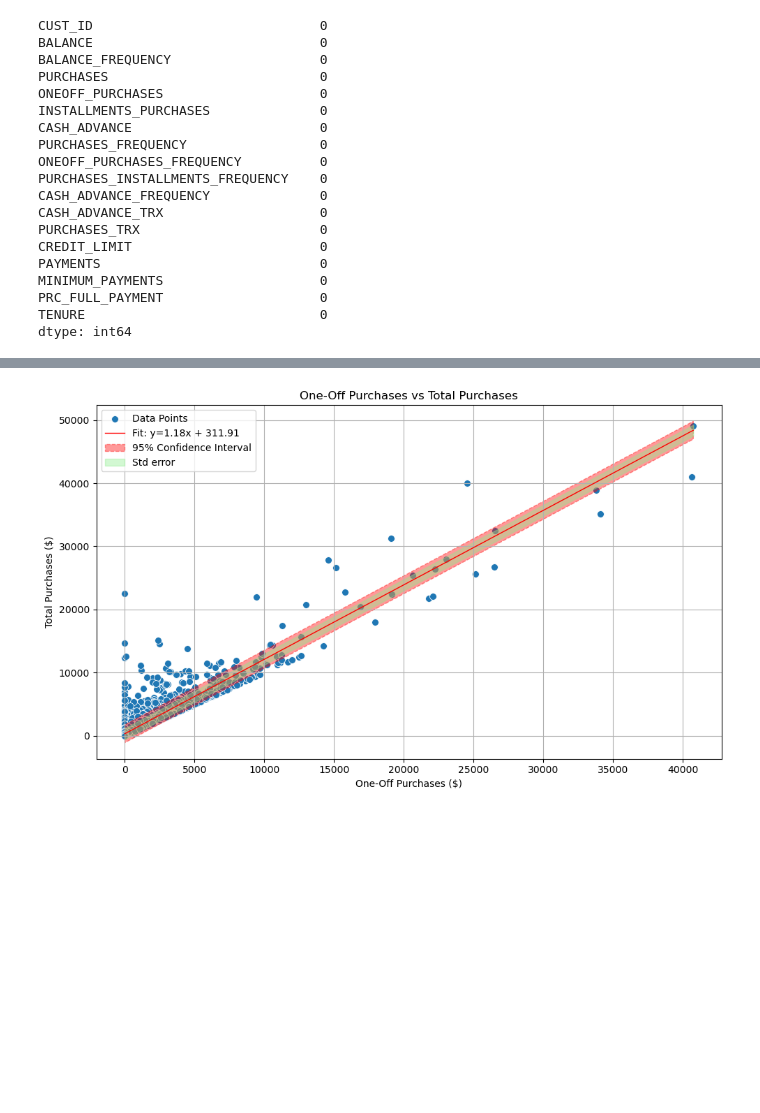
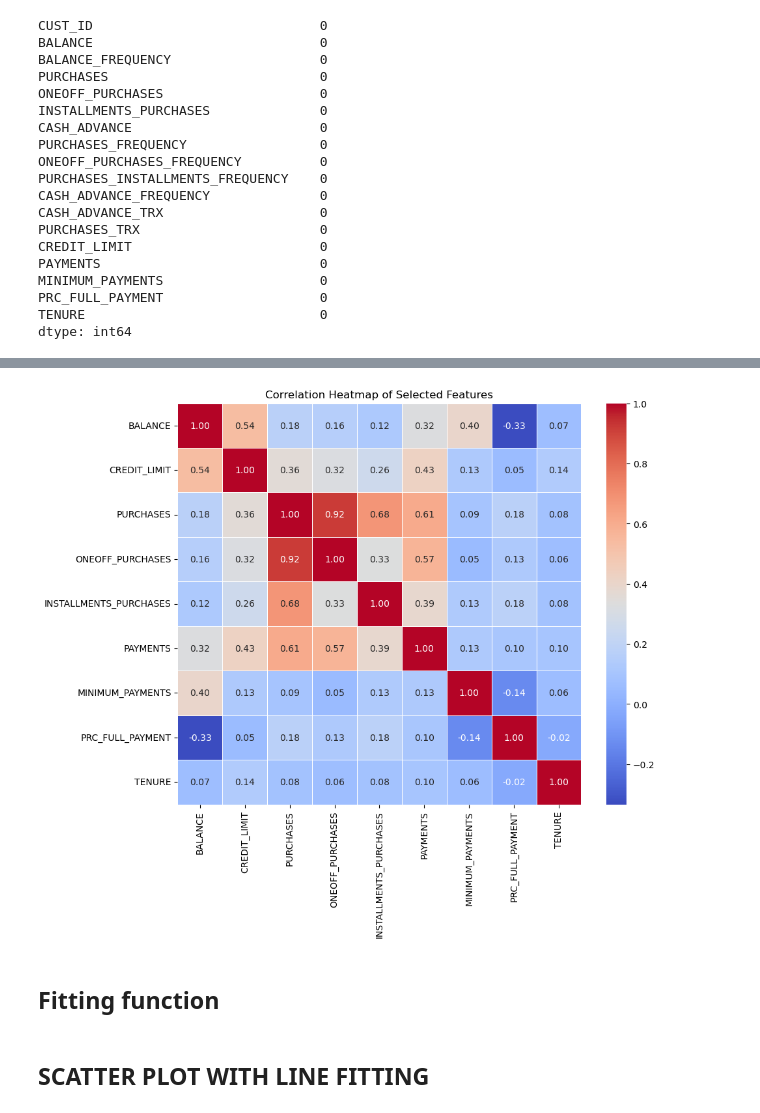
Before and after one commit to aishwarya-shekar-babu/Applied-Datascience-1-Assignment2, a Jupyter notebook: Clustering and fitting-assignment-final.ipynb, the cells around one changed output, grey strips where cells are left out. Cells and saved outputs as stored; diff of their text form; code cells hidden in the pictures; blank space fills up the shorter version.

```diff
--- a/Clustering and fitting-assignment-final.ipynb
+++ b/Clustering and fitting-assignment-final.ipynb
@@ -173 +228,33 @@ plot_installments_vs_oneoff(data_cleaned)
+# %%
+def plot_correlation_heatmap(data, selected_columns):
+    """
+    Generates a correlation heatmap for the selected  columns in the dataset.
+    """
+    # Considered data from the selected columns specified below
+    data_selected = data[selected_columns]
+
+    # Compute the correlation matrix
+    correlation_matrix = data_selected.corr()
+
+    # Plot the heatmap
+    plt.figure(figsize=(10, 8))  # Adjust size for better visibility
+    sns.heatmap(correlation_matrix,
+                annot=True,
+                cmap='coolwarm',
+                fmt=".2f",
+                linewidths=0.5)
+    plt.title('Correlation Heatmap of Selected Features')
+    plt.show()
+# %%
+# selecting columns for finding corelation
+selected_columns = ['BALANCE', 'CREDIT_LIMIT',
+                    'PURCHASES', 'ONEOFF_PURCHASES', 'INSTALLMENTS_PURCHASES',
+                    'PAYMENTS', 'MINIMUM_PAYMENTS', 'PRC_FULL_PAYMENT','TENURE']
+
+# Call the function with the data and selected columns
+plot_correlation_heatmap(data_cleaned, selected_columns)
+# %% [output]
+[figure, added]
+# %% [markdown]
+## Fitting function
 # %%
@@ -195 +284,3 @@ def linear_fit(x, y):
+# %% [markdown]
+## SCATTER PLOT WITH LINE FITTING
 # %%
@@ -238,10 +336,3 @@ def plot_line_with_data(x, y):
     plt.grid(True)
     plt.tight_layout()
     plt.show()
-# %%
-oneoff_purchases = data_cleaned['ONEOFF_PURCHASES'].values
-total_purchases = data_cleaned['PURCHASES'].values
-# Plot the results
-plot_line_with_data(oneoff_purchases, total_purchases)
-# %% [output]
-[figure, removed]
```
Also changed, not shown: parts of 38 cells of this notebook.
